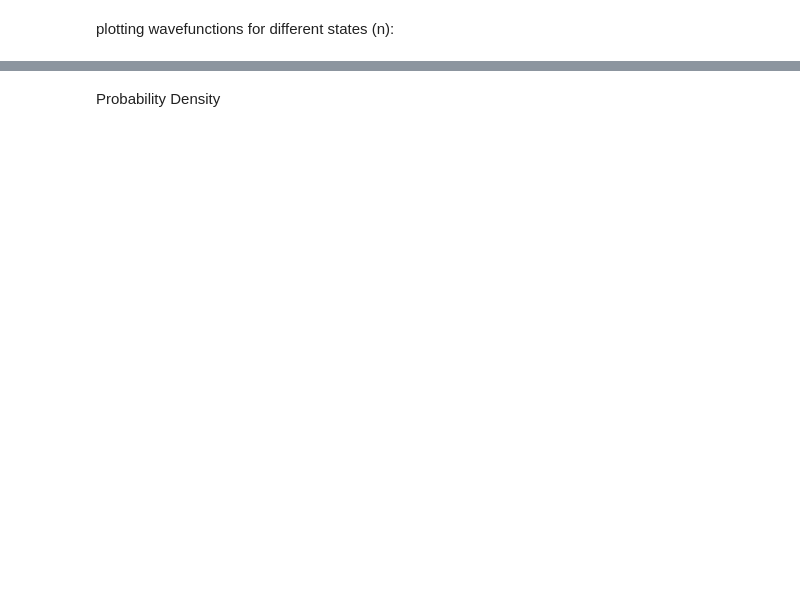
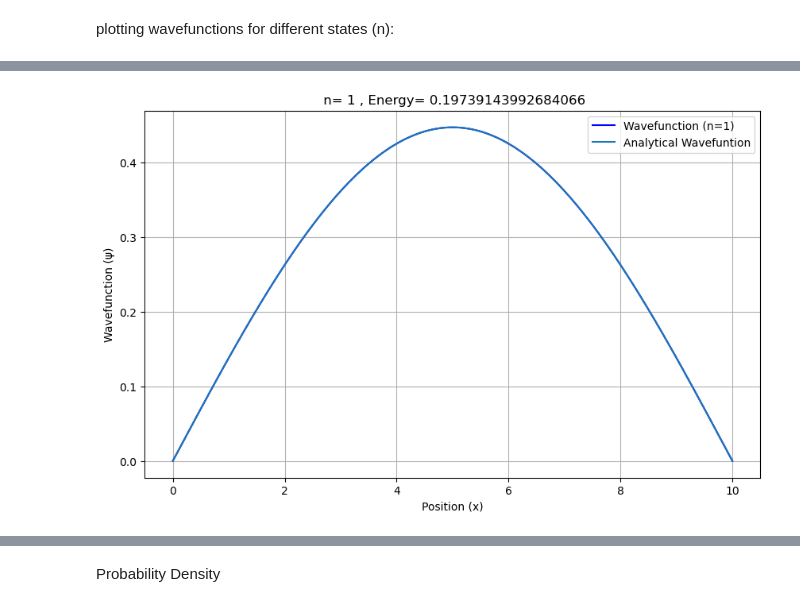
Before and after one commit to NikuDhankhar/1824011QM, a Jupyter notebook: particle_in_a_box1.ipynb, the cells around one changed output, grey strips where cells are left out. Saved outputs shown, nothing was run; the diff lists cells and outputs as text; code cells hidden in the pictures; blank space fills up the shorter version.

```diff
--- a/particle_in_a_box1.ipynb
+++ b/particle_in_a_box1.ipynb
@@ -65,0 +53,17 @@ for i in range(4):
+# %%
+L = 10
+interior_points = 1000
+state_number = 0
+x_full , phi_norm,energies, probability_density, area, quantum_number, analytical_energies, analytical_phi = infinite_well(L,interior_points, state_number)
+
+plt.figure(figsize=(10,6))
+plt.plot(x_full, phi_norm, label=f'Wavefunction (n={state_number+1}) ' , color='blue')
+plt.plot(x_full, analytical_phi, label='Analytical Wavefuntion' )
+plt.title(f' n= {state_number+1} , Energy= {energies[state_number+1]}')
+plt.xlabel('Position (x)')
+plt.ylabel('Wavefunction (ψ)')
+plt.legend()
+plt.grid(True)
+plt.show()
+# %% [output]
+[figure, added]
```
Also changed, not shown: parts of 13 cells of this notebook.
